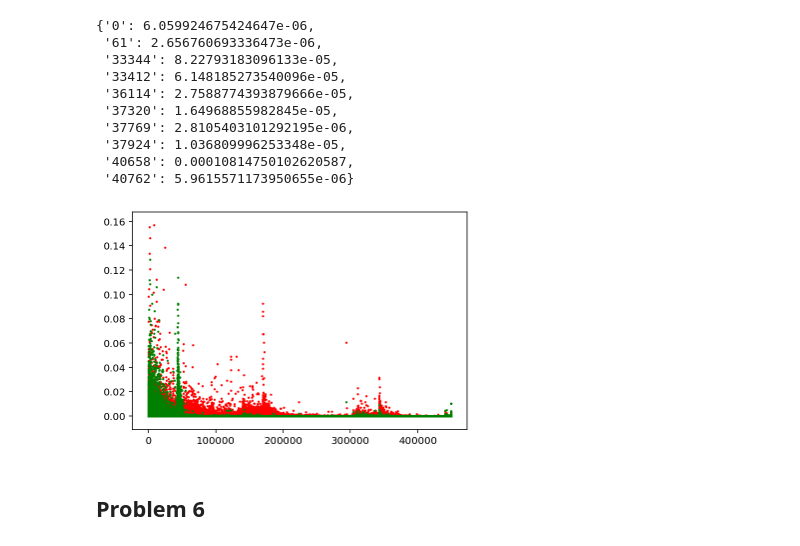
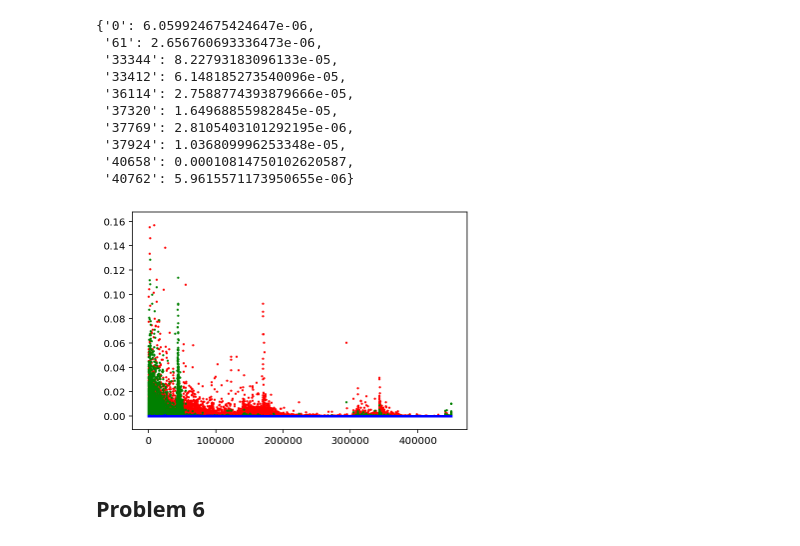
Before and after one commit to Kou-Guandong/NYU_9293_Network_Science_and_Optimization, a Jupyter notebook: HW1/HW1_gk1675.ipynb, the cells around one changed output. Cells and saved outputs as stored; diff of their text form; code cells hidden in the pictures.

```diff
--- a/HW1/HW1_gk1675.ipynb
+++ b/HW1/HW1_gk1675.ipynb
@@ -273,13 +273,11 @@ pr_array = np.array(list(pr.values()))
 # %%
 plt.figure();
 plt.scatter(np.arange(0, len(katz_array)), katz_array, c='r', s=1.5);
 plt.scatter(np.arange(0, len(eigen_centrality)), eigen_array, c='g', s=1.5);
-# plt.scatter(np.arange(0, len(pr)), pr, c='b', s=1.5);
-plt.xscale('log')
-plt.yscale('log')
+plt.scatter(np.arange(0, len(pr)), pr_array, c='b', s=1.5);
 plt.show()
 # %% [output]
-[figure, old version]
+[figure, new version]
 # %% [markdown]
 ## Problem 6
 # %% [markdown]
```
